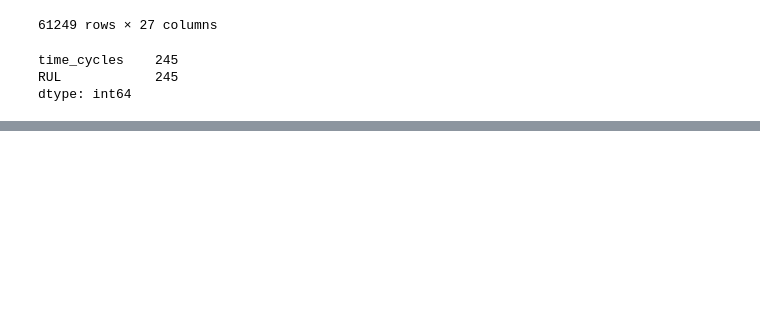
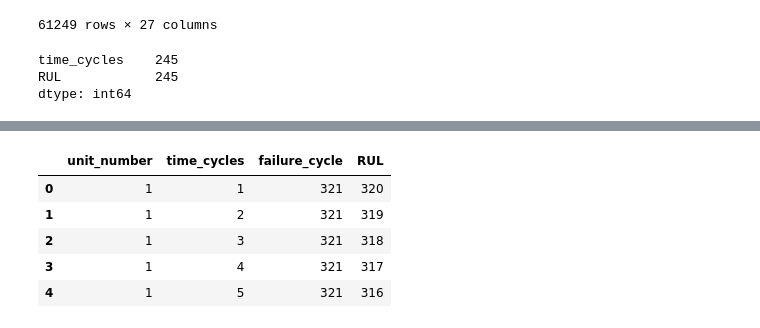
Before and after one commit to yadvendrasinghshekhawat02-design/first-, a Jupyter notebook: fd004_analysis.ipynb, the cells around one changed output, grey strips where cells are left out. Cells and saved outputs as stored; diff of their text form; code cells hidden in the pictures; blank space fills up the shorter version.

```diff
--- a/fd004_analysis.ipynb
+++ b/fd004_analysis.ipynb
@@ -518,0 +544,9 @@ dtype: int64
+# %%
+train_df[["unit_number", "time_cycles", "failure_cycle", "RUL"]].head()
+# %% [output]
+|  | unit_number | time_cycles | failure_cycle | RUL |
+| 0 | 1 | 1 | 321 | 320 |
+| 1 | 1 | 2 | 321 | 319 |
+| 2 | 1 | 3 | 321 | 318 |
+| 3 | 1 | 4 | 321 | 317 |
+| 4 | 1 | 5 | 321 | 316 |
```
Also changed, not shown: parts of 10 cells of this notebook.
